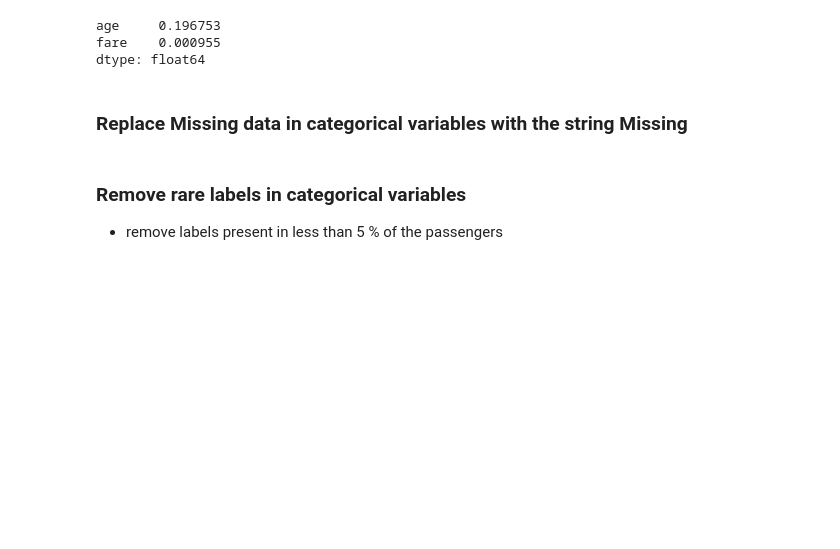
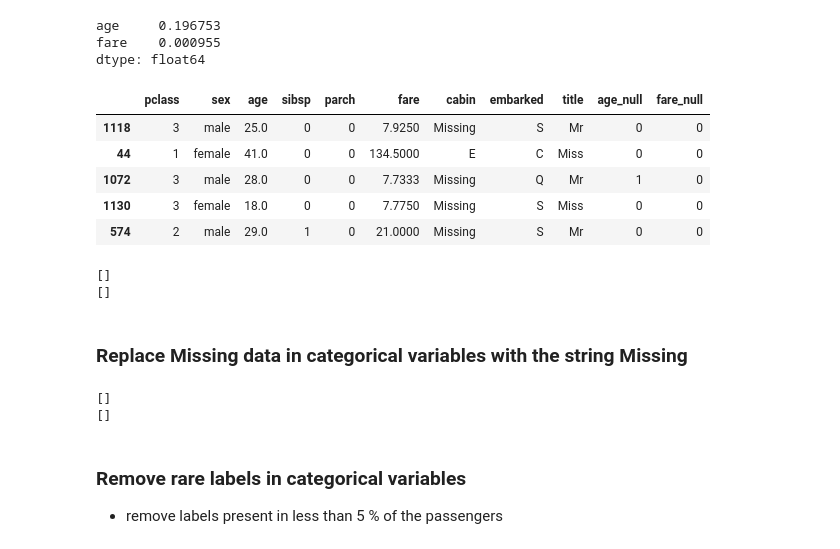
Before and after one commit to Jeffresh/deployment-of-machine-learning-models, a Jupyter notebook: assignment_1/Predicting-Survival-Titanic-Assignement.ipynb, the cells around one changed output. Saved outputs shown, nothing was run; the diff lists cells and outputs as text; code cells hidden in the pictures; blank space fills up the shorter version.

Commit message:
feat: fe null cat variables

```diff
--- a/assignment_1/Predicting-Survival-Titanic-Assignement.ipynb
+++ b/assignment_1/Predicting-Survival-Titanic-Assignement.ipynb
@@ -221,11 +221,27 @@ def fe_num_null(data, var):
 
 
 for var in vars_num_null:
-    X_train[var] = fe_num_null(X_train, var)
-    X_test[var] = fe_num_null(X_test, var)
+    fe_num_null(X_train, var)
+    fe_num_null(X_test, var)
 # %% [output]
 age     0.196753
 fare    0.000955
 dtype: float64
+# %%
+X_train.head()
+# %% [output]
+|  | pclass | sex | age | sibsp | parch | fare | cabin | embarked | title | age_null | fare_null |
+| 1118 | 3 | male | 25.0 | 0 | 0 | 7.9250 | Missing | S | Mr | 0 | 0 |
+| 44 | 1 | female | 41.0 | 0 | 0 | 134.5000 | E | C | Miss | 0 | 0 |
+| 1072 | 3 | male | 28.0 | 0 | 0 | 7.7333 | Missing | Q | Mr | 1 | 0 |
+| 1130 | 3 | female | 18.0 | 0 | 0 | 7.7750 | Missing | S | Miss | 0 | 0 |
+| 574 | 2 | male | 29.0 | 1 | 0 | 21.0000 | Missing | S | Mr | 0 | 0 |
+# %%
+# check not nulls in numerical variables
+print([var for var in vars_num_null if X_train[var].isnull().sum() > 0])
+print([var for var in vars_num_null if X_test[var].isnull().sum() > 0])
+# %% [output]
+[]
+[]
 # %% [markdown]
 ### Replace Missing data in categorical variables with the string **Missing**
@@ -232,3 +251,10 @@ dtype: float64
+# %%
+# check not nulls in categorical variables
+print([var  for var in vars_cat_null if X_train[var].isnull().sum() > 0])
+print([var  for var in vars_cat_null if X_test[var].isnull().sum() > 0])
+# %% [output]
+[]
+[]
 # %% [markdown]
 ### Remove rare labels in categorical variables
 
```
Also changed, not shown: parts of 1 cell of this notebook.
